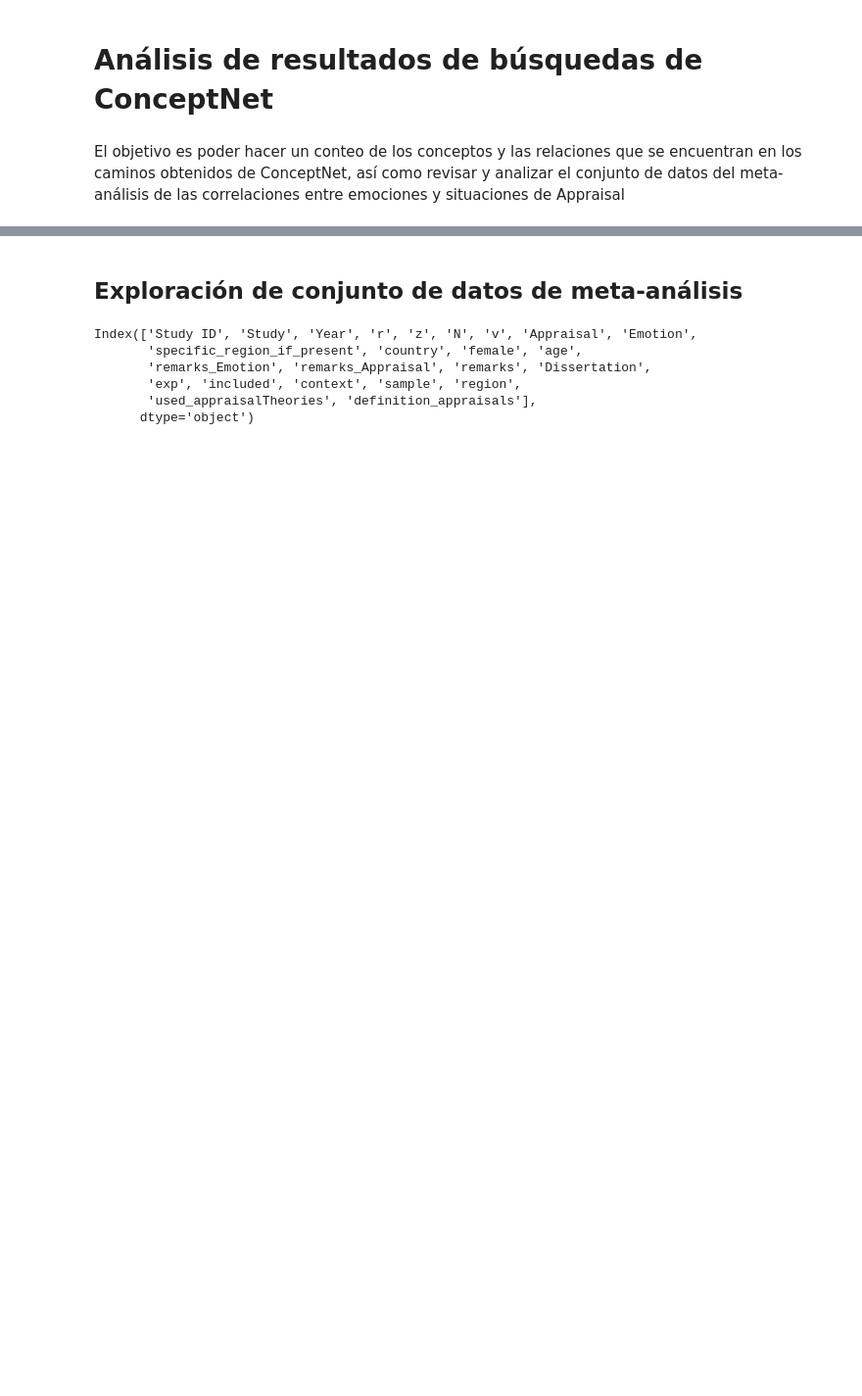
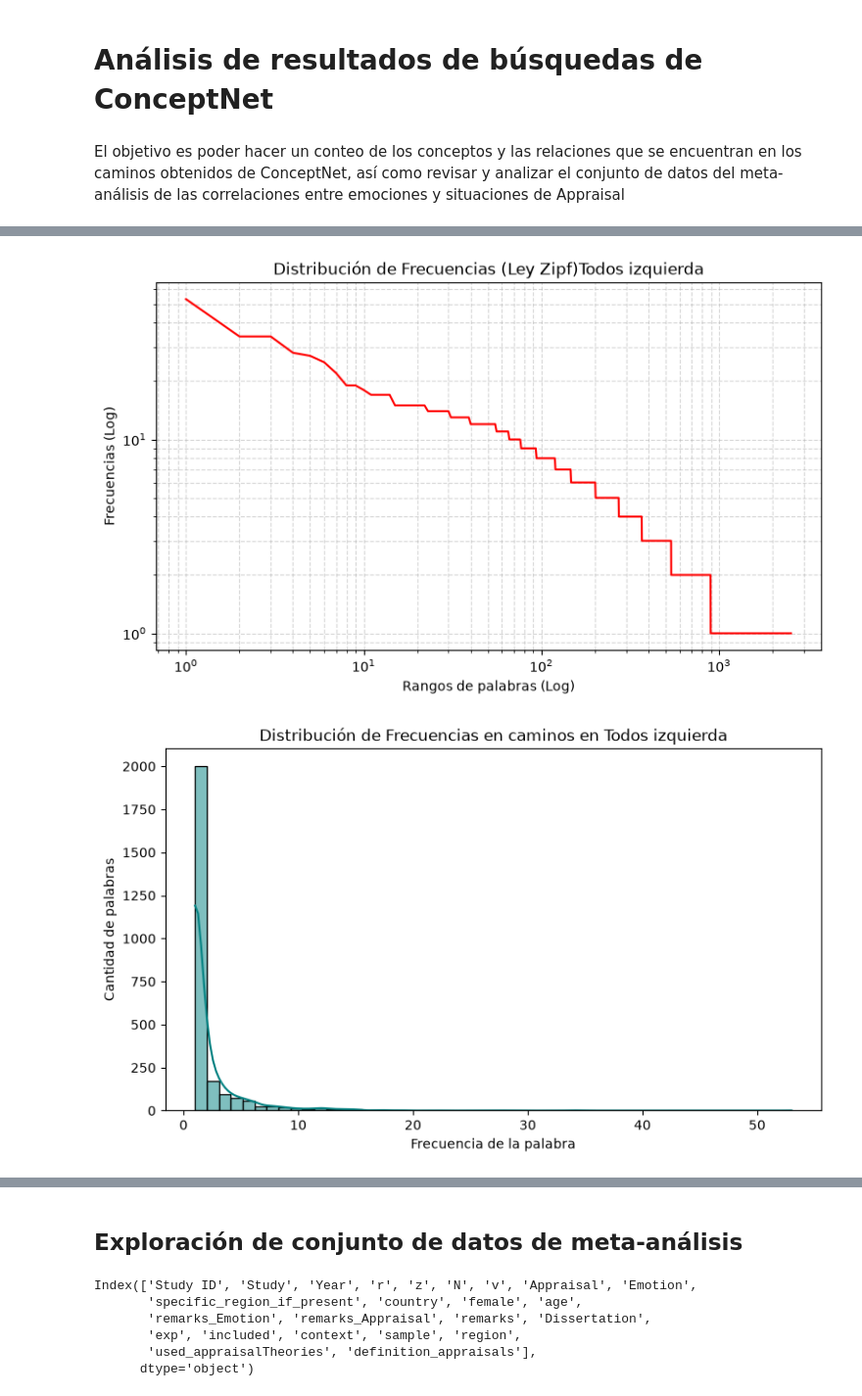
Before and after one commit to matogperez/Proyecto_de_maestr-a, a Jupyter notebook: ConceptNet/analysis.ipynb, the cells around one changed output, grey strips where cells are left out. Shown at 98% size. Drawn from its saved outputs; the diff is of its cells as text; code cells hidden in the pictures; blank space fills up the shorter version.

```diff
--- a/ConceptNet/analysis.ipynb
+++ b/ConceptNet/analysis.ipynb
@@ -108,0 +398,5 @@ guardar(conteos_relaciones_b, nombre_relaciones_b)
+# %%
+top10VecinosI = graficador(datos = conteoVecionsIzquierda, idioma= 'Todos izquierda', top_n=10)
+# %% [output]
+[figure, added]
+[figure, added]
```
Also changed, not shown: parts of 38 cells of this notebook, 1 other file.
